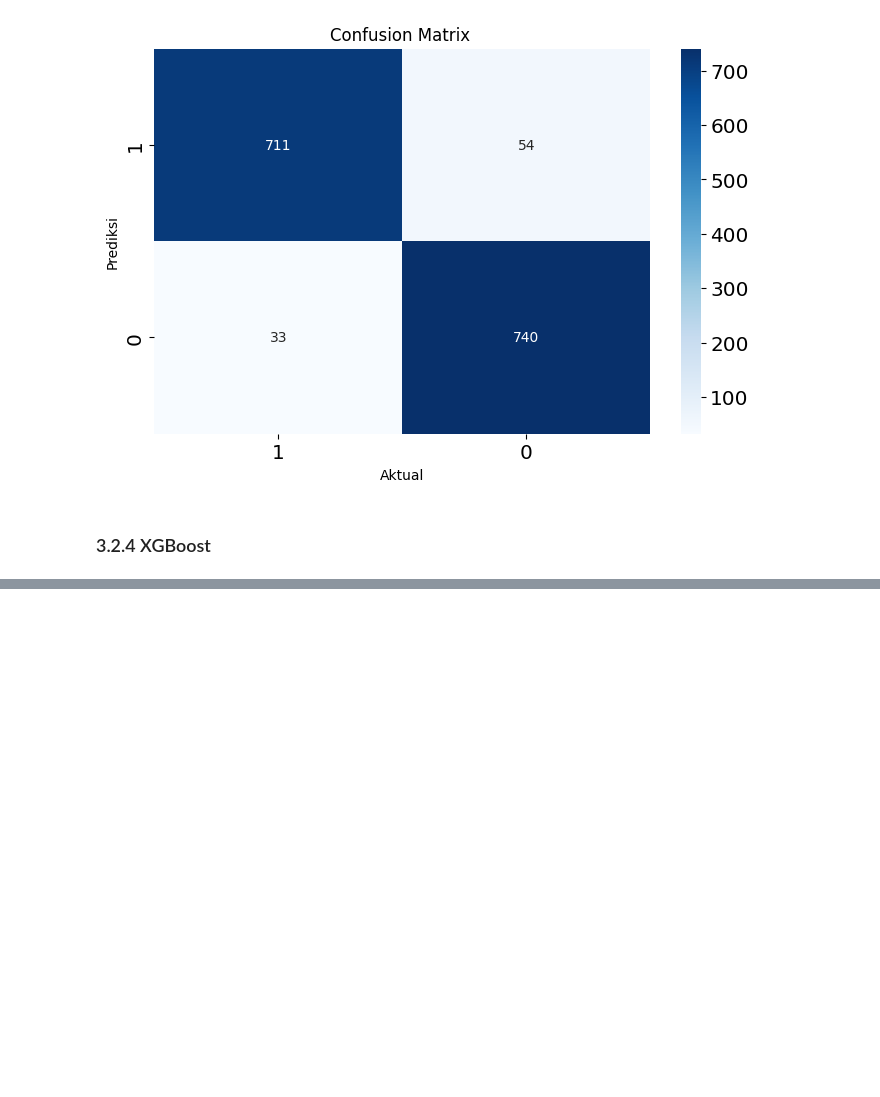
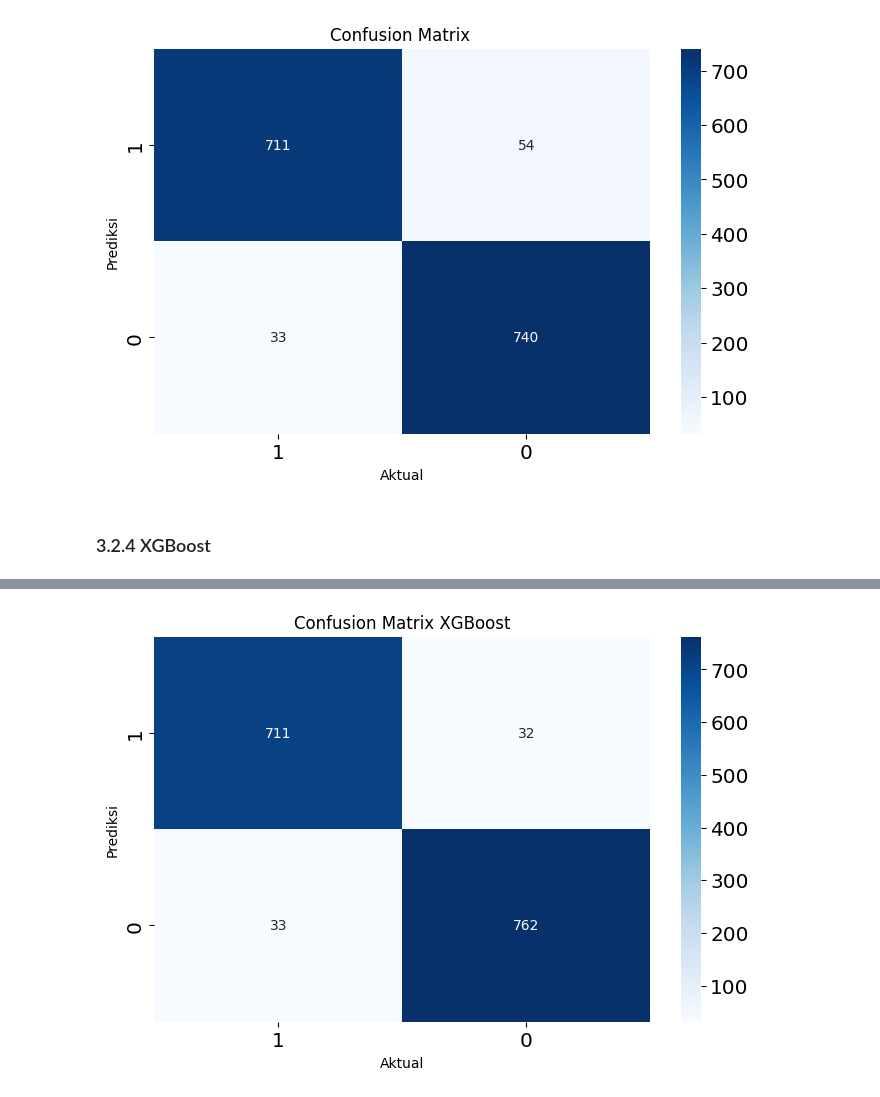
Before and after one commit to andreadeputra/Rakamin_Final_Project, a Jupyter notebook: Infinity.ipynb, the cells around one changed output, grey strips where cells are left out. Drawn from its saved outputs; the diff is of its cells as text; code cells hidden in the pictures; blank space fills up the shorter version.

Commit message:
Adds XGBoost

```diff
--- a/Infinity.ipynb
+++ b/Infinity.ipynb
@@ -1072,0 +1090,22 @@ conf_matrix_viz(y_test, rf_pred)
+# %%
+#Menjadikan ke dalam bentuk dictionary
+hyperparameters = {
+                    'max_depth' : [int(x) for x in np.linspace(10, 100, num = 11)],
+                    'min_child_weight' : [int(x) for x in np.linspace(1, 20, num = 11)],
+                    'gamma' : [float(x) for x in np.linspace(0, 1, num = 11)],
+                    'tree_method' : ['auto', 'exact', 'approx', 'hist'],
+
+                    'colsample_bytree' : [float(x) for x in np.linspace(0, 1, num = 11)],
+                    'eta' : [float(x) for x in np.linspace(0, 1, num = 100)],
+
+                    'lambda' : [float(x) for x in np.linspace(0, 1, num = 11)],
+                    'alpha' : [float(x) for x in np.linspace(0, 1, num = 11)]
+                    }
+
+# Init
+xg = XGBClassifier(random_state=328)
+xg_tuned = RandomizedSearchCV(xg, hyperparameters, cv=5, random_state=328, scoring='precision')
+xg_tuned.fit(X_train,y_train)
+
+# Predict & Evaluation
+eval_classification(xg_tuned)
@@ -1072,0 +1164,6 @@ conf_matrix_viz(y_test, rf_pred)
+# %%
+xg_pred = xg_tuned.predict(X_test)
+
+conf_matrix_viz(y_test,xg_pred, 'XGBoost')
+# %% [output]
+[figure, added]
```
Also changed, not shown: parts of 6 cells of this notebook.
